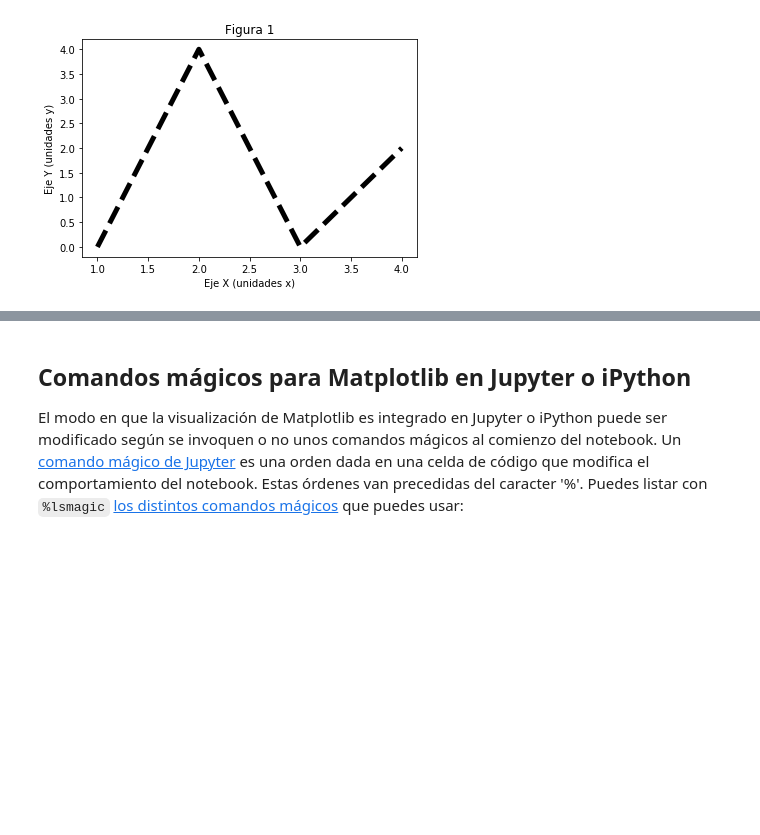
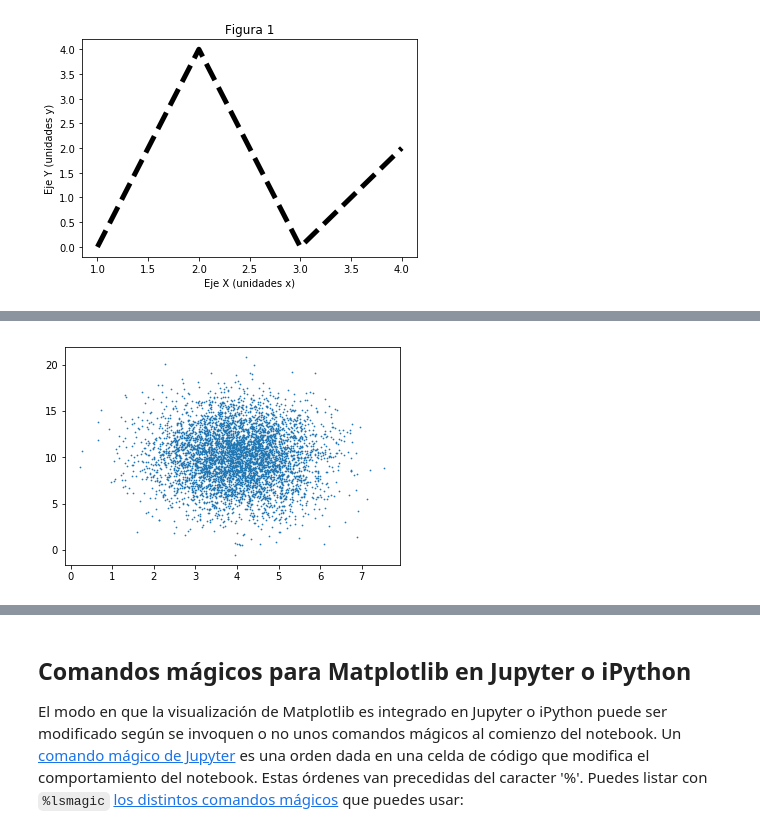
Before and after one commit to uibcdf/Academia, a Jupyter notebook: Python/Matplotlib.ipynb, the cells around one changed output, grey strips where cells are left out. Saved outputs shown, nothing was run; the diff lists cells and outputs as text; code cells hidden in the pictures; blank space fills up the shorter version.

```diff
--- a/Python/Matplotlib.ipynb
+++ b/Python/Matplotlib.ipynb
@@ -126,0 +146,7 @@ Supongamos que queremos aumentar el tamaño de letra del título y además el ej
+# %%
+dispersión_aleatoria = np.random.normal((4.0,10.0),(1.0,3.0),(5000,2)) # ver
+# %%
+plt.scatter(dispersión_aleatoria[:,0],dispersión_aleatoria[:,1],s=0.5)
+plt.show()
+# %% [output]
+[figure, added]
```
Also changed, not shown: parts of 38 cells of this notebook.
